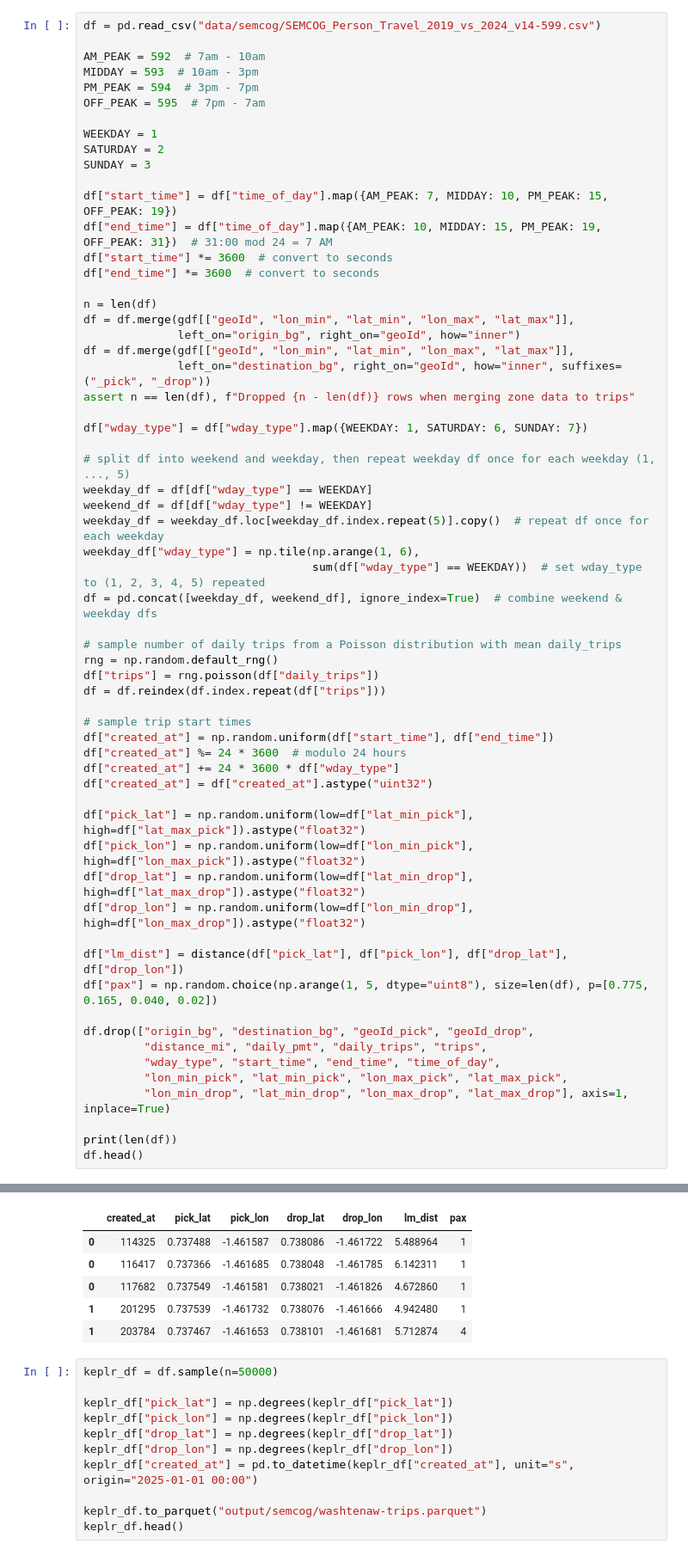
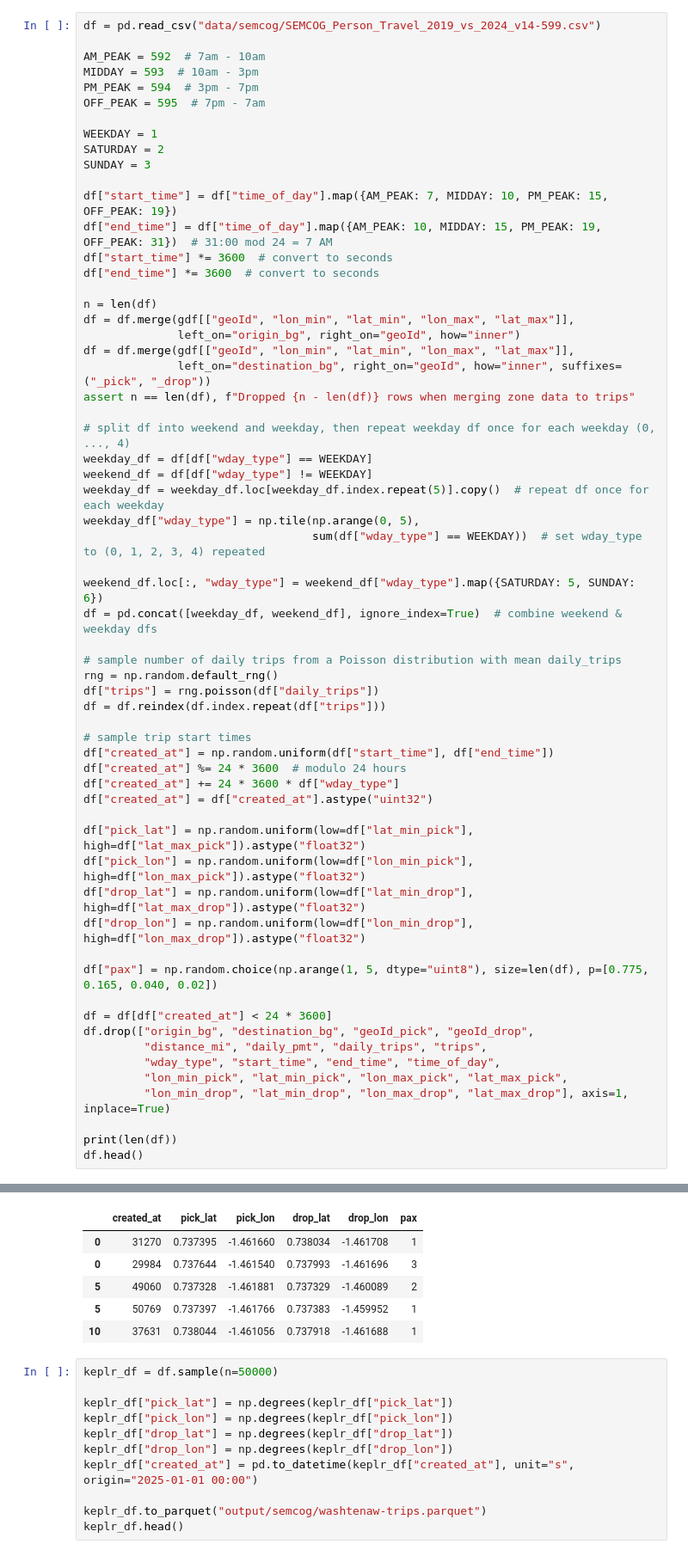
Before and after one commit to BhavyeMathur/av-sim, a Jupyter notebook: semcog-inputs.ipynb, the cells around one changed output, grey strips where cells are left out. Shown at 86% size. Saved outputs shown, nothing was run; the diff lists cells and outputs as text.

```diff
--- a/semcog-inputs.ipynb
+++ b/semcog-inputs.ipynb
@@ -97,14 +99,14 @@ df = df.merge(gdf[["geoId", "lon_min", "lat_min", "lon_max", "lat_max"]],
               left_on="destination_bg", right_on="geoId", how="inner", suffixes=("_pick", "_drop"))
 assert n == len(df), f"Dropped {n - len(df)} rows when merging zone data to trips"
 
-df["wday_type"] = df["wday_type"].map({WEEKDAY: 1, SATURDAY: 6, SUNDAY: 7})
-
-# split df into weekend and weekday, then repeat weekday df once for each weekday (1, ..., 5)
+# split df into weekend and weekday, then repeat weekday df once for each weekday (0, ..., 4)
 weekday_df = df[df["wday_type"] == WEEKDAY]
 weekend_df = df[df["wday_type"] != WEEKDAY]
 weekday_df = weekday_df.loc[weekday_df.index.repeat(5)].copy()  # repeat df once for each weekday
-weekday_df["wday_type"] = np.tile(np.arange(1, 6),
-                                  sum(df["wday_type"] == WEEKDAY))  # set wday_type to (1, 2, 3, 4, 5) repeated
+weekday_df["wday_type"] = np.tile(np.arange(0, 5),
+                                  sum(df["wday_type"] == WEEKDAY))  # set wday_type to (0, 1, 2, 3, 4) repeated
+
+weekend_df.loc[:, "wday_type"] = weekend_df["wday_type"].map({SATURDAY: 5, SUNDAY: 6})
 df = pd.concat([weekday_df, weekend_df], ignore_index=True)  # combine weekend & weekday dfs
 
 # sample number of daily trips from a Poisson distribution with mean daily_trips
@@ -123,9 +125,9 @@ df["pick_lon"] = np.random.uniform(low=df["lon_min_pick"], high=df["lon_max_pick
 df["drop_lat"] = np.random.uniform(low=df["lat_min_drop"], high=df["lat_max_drop"]).astype("float32")
 df["drop_lon"] = np.random.uniform(low=df["lon_min_drop"], high=df["lon_max_drop"]).astype("float32")
 
-df["lm_dist"] = distance(df["pick_lat"], df["pick_lon"], df["drop_lat"], df["drop_lon"])
 df["pax"] = np.random.choice(np.arange(1, 5, dtype="uint8"), size=len(df), p=[0.775, 0.165, 0.040, 0.02])
 
+df = df[df["created_at"] < 24 * 3600]
 df.drop(["origin_bg", "destination_bg", "geoId_pick", "geoId_drop",
          "distance_mi", "daily_pmt", "daily_trips", "trips",
          "wday_type", "start_time", "end_time", "time_of_day",
@@ -139,9 +141,9 @@ df.head()
-|  | created_at | pick_lat | pick_lon | drop_lat | drop_lon | lm_dist | pax |
-| 0 | 114325 | 0.737488 | -1.461587 | 0.738086 | -1.461722 | 5.488964 | 1 |
-| 0 | 116417 | 0.737366 | -1.461685 | 0.738048 | -1.461785 | 6.142311 | 1 |
-| 0 | 117682 | 0.737549 | -1.461581 | 0.738021 | -1.461826 | 4.672860 | 1 |
-| 1 | 201295 | 0.737539 | -1.461732 | 0.738076 | -1.461666 | 4.942480 | 1 |
-| 1 | 203784 | 0.737467 | -1.461653 | 0.738101 | -1.461681 | 5.712874 | 4 |
+|  | created_at | pick_lat | pick_lon | drop_lat | drop_lon | pax |
+| 0 | 31270 | 0.737395 | -1.461660 | 0.738034 | -1.461708 | 1 |
+| 0 | 29984 | 0.737644 | -1.461540 | 0.737993 | -1.461696 | 3 |
+| 5 | 49060 | 0.737328 | -1.461881 | 0.737329 | -1.460089 | 2 |
+| 5 | 50769 | 0.737397 | -1.461766 | 0.737383 | -1.459952 | 1 |
+| 10 | 37631 | 0.738044 | -1.461056 | 0.737918 | -1.461688 | 1 |
 # %%
 keplr_df = df.sample(n=50000)
 
```
Also changed, not shown: parts of 6 cells of this notebook, 4 other files.
